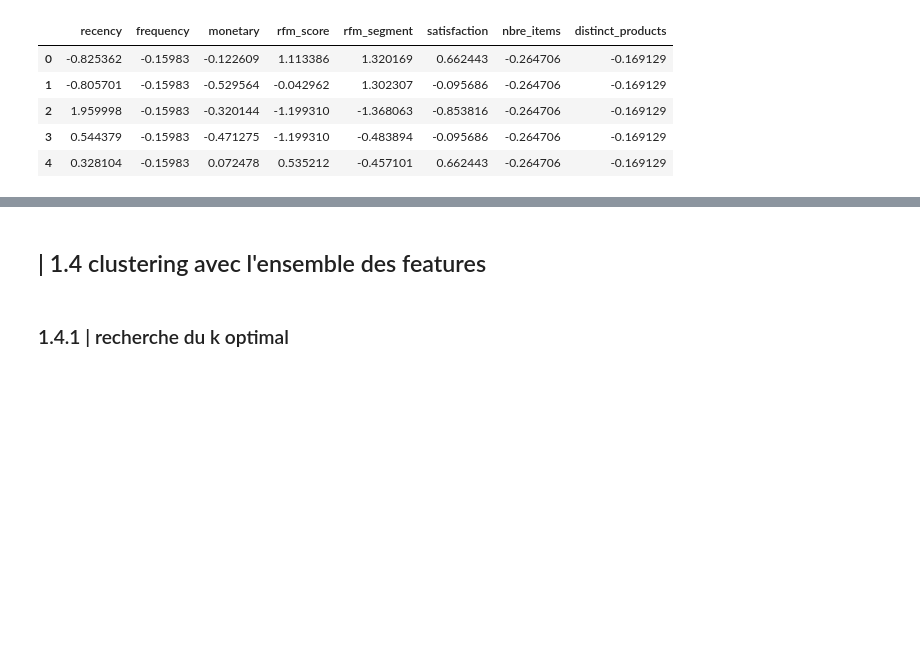
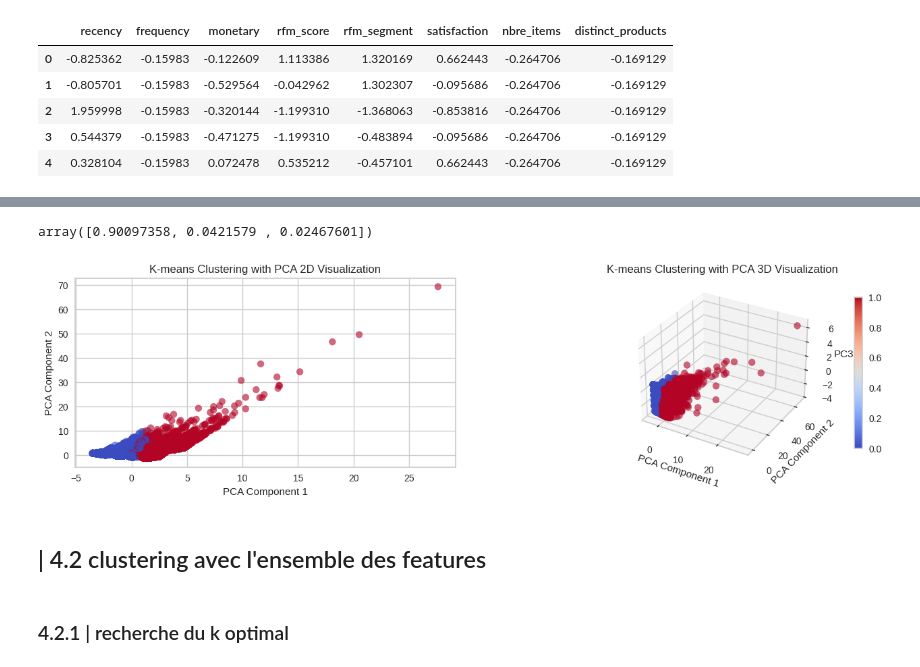
Before and after one commit to amadousysada/ecommerce-customer-segmentation, a Jupyter notebook: clustering.ipynb, the cells around one changed output, grey strips where cells are left out. Drawn from its saved outputs; the diff is of its cells as text; code cells hidden in the pictures; blank space fills up the shorter version.

```diff
--- a/clustering.ipynb
+++ b/clustering.ipynb
@@ -232,8 +302,8 @@ plot_silhouette_scores(first_selection_df, silhouette_scores, best_silhouette_k)
 # %%
 %%time
-kmeans = KMeans(n_clusters=best_silhouette_k, random_state=42).fit(first_selection_df)
+kmeans = KMeans(n_clusters=2, random_state=42).fit(first_selection_df)
 labels = kmeans.labels_
 first_selection_df["cluster"] = labels
 
-sns.pairplot(first_selection_df, hue="cluster")
-plt.show()
+#sns.pairplot(first_selection_df, hue="cluster")
+#plt.show()
@@ -256,12 +335,18 @@ print("\n")
+# %%
+pca_3d.explained_variance_ratio_
+# %% [output]
+array([0.90097358, 0.0421579 , 0.02467601])
 # %%
 # Visualiser les résultats en 3D et 2D
-plot_clusters(labels, X_pca, X_tsne)
+plot_clusters(labels, X_pca_2d, X_pca_3d)
+# %% [output]
+[figure, added]
 # %% [markdown]
-## | 1.4 clustering avec l'ensemble des features
+## | 4.2 clustering avec l'ensemble des features
 # %%
 X = kmeans_data.copy()
 # %% [markdown]
-### 1.4.1 | recherche du k optimal
+### 4.2.1 | recherche du k optimal
 # %%
 %%time
 silhouette_scores_2, dict_kmeans_2, best_silhouette_k_2 = find_best_k(X)
```
Also changed, not shown: parts of 29 cells of this notebook.
